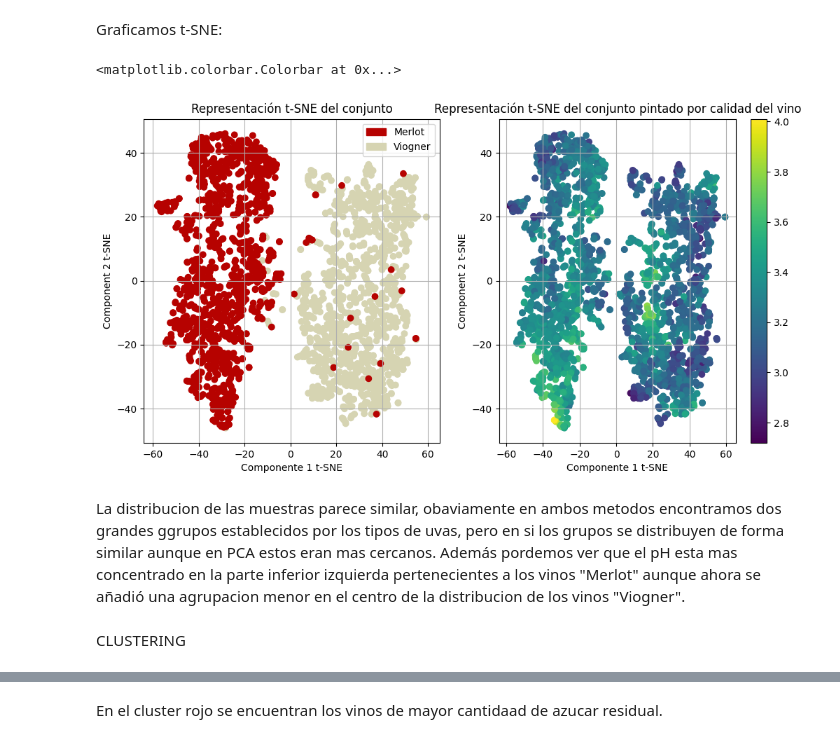
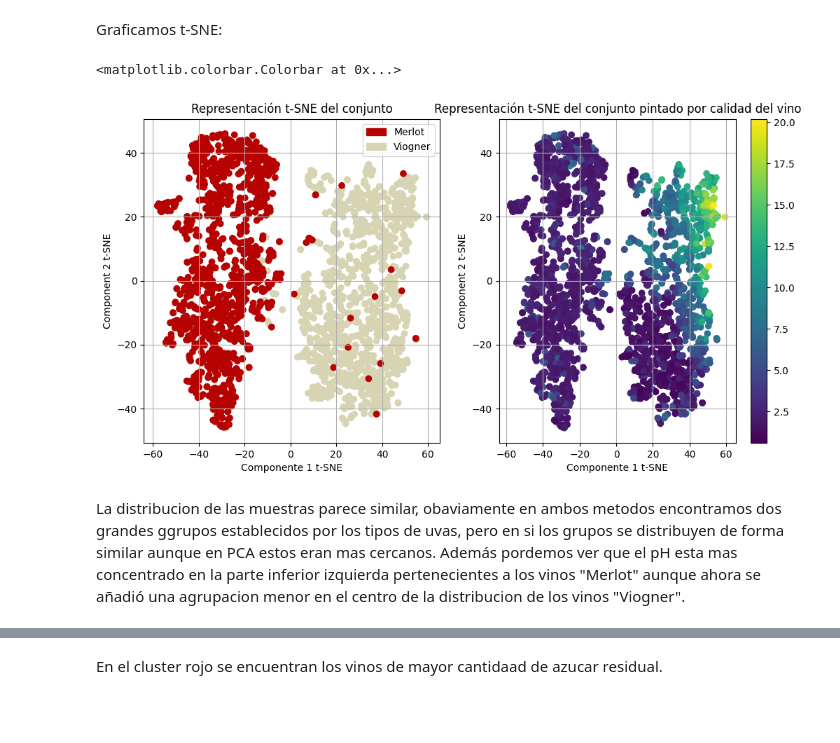
Before and after one commit to abriliglesias/Tp-ciencia-de-datos-, a Jupyter notebook: tpe.ipynb, the cells around one changed output, grey strips where cells are left out. Cells and saved outputs as stored; diff of their text form; code cells hidden in the pictures; blank space fills up the shorter version.

```diff
--- a/tpe.ipynb
+++ b/tpe.ipynb
@@ -1185,36 +1202,34 @@ Graficamos t-SNE:
 # %%
 import matplotlib.patches as mpatches
 
 # Asignamos colores a las categorías de "type"
 type_colors = {'Viogner': '#d6d4b2', 'Merlot': '#b60200'}
 # Asegúrate de que estos nombres coincidan con los de tu columna "type"
 colors = df_filtrado['type'].map(type_colors)
 
 plt.figure(figsize=(12, 6))
 
 # Gráfico de dispersión para Schooling vs Expectativa de vida
 plt.subplot(1, 2, 1)
 plt.scatter(X_tsne[:,0], X_tsne[:,1], c=colors)
 plt.grid(True)
 plt.xlabel('Componente 1 t-SNE')
 plt.ylabel('Component 2 t-SNE')
 plt.title('Representación t-SNE del conjunto')
 # Crear leyendas
 tv = mpatches.Patch(color='#b60200', label='Merlot')
 tm = mpatches.Patch(color='#d6d4b2', label='Viogner')
 plt.legend(handles=[tv, tm])
 
 plt.subplot(1, 2, 2)
-plt.scatter(X_tsne[:,0], X_tsne[:,1], c=df_niveles_calidad["pH"], cmap='viridis')
+plt.scatter(X_tsne[:,0], X_tsne[:,1], c=df_niveles_calidad["residual sugar"], cmap='viridis')
 plt.grid(True)
 plt.xlabel('Componente 1 t-SNE')
 plt.ylabel('Component 2 t-SNE')
 plt.title('Representación t-SNE del conjunto pintado por calidad del vino')
 plt.colorbar()
 # %% [output]
 <matplotlib.colorbar.Colorbar at 0x...>
-[figure, old version]
+[figure, new version]
 # %% [markdown]
 La distribucion de las muestras parece similar, obaviamente en ambos metodos encontramos dos grandes ggrupos establecidos por los tipos de uvas, pero en si los grupos se distribuyen de forma similar aunque en PCA estos eran mas cercanos. Además pordemos ver que el pH esta mas concentrado en la parte inferior izquierda pertenecientes a los vinos "Merlot" aunque ahora se añadió una agrupacion menor en el centro de la distribucion de los vinos "Viogner".
-# %% [markdown]
-CLUSTERING
```
Also changed, not shown: parts of 22 cells of this notebook.
